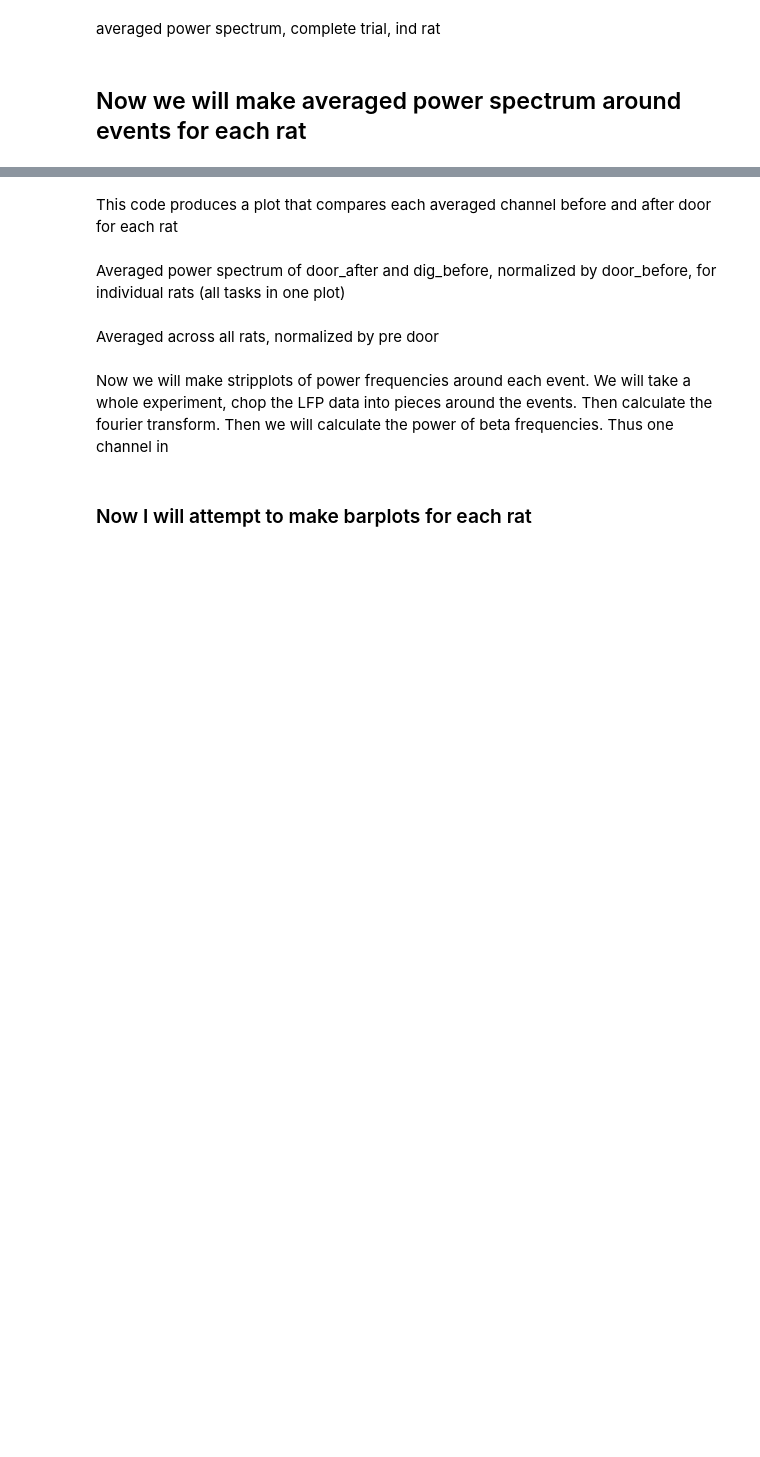
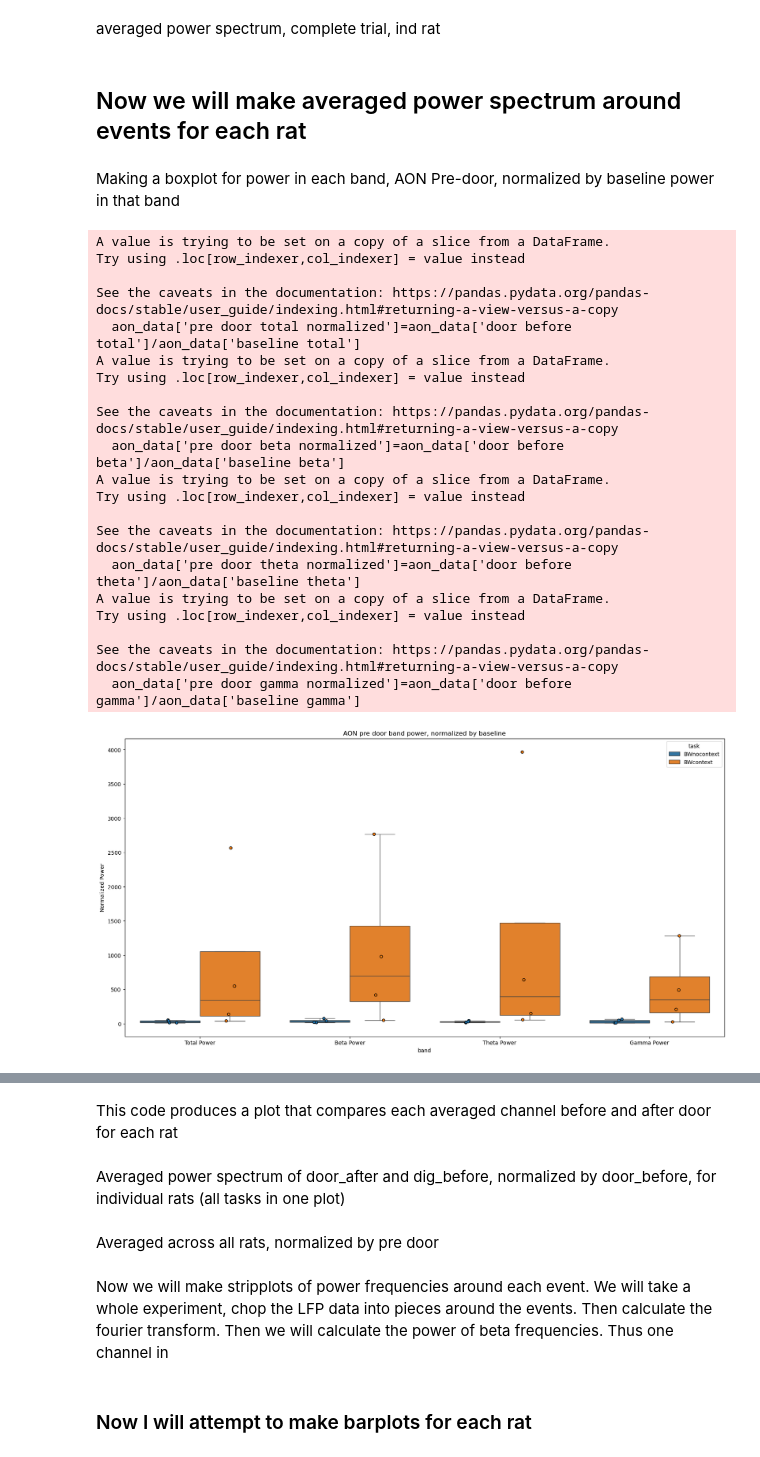
Before and after one commit to namanagrawal97/cpl_analysis_naman, a Jupyter notebook: 02_power_spectrum.ipynb, the cells around one changed output, grey strips where cells are left out. Drawn from its saved outputs; the diff is of its cells as text; code cells hidden in the pictures; blank space fills up the shorter version.

Commit message:
Shuffled data for events. Normalization of power around events using baseline power and pre door power, separated by bands

```diff
--- a/02_power_spectrum.ipynb
+++ b/02_power_spectrum.ipynb
@@ -931 +535,77 @@ for rat in rat_ids:
     plt.show()
+# %% [markdown]
+Making a boxplot for power in each band, AON Pre-door, normalized by baseline power in that band
+# %%
+import numpy as np
+import pandas as pd
+import matplotlib.pyplot as plt
+import seaborn as sns
+
+data_compiled_df=event_data_compiled_df
+
+brain_areas = ['AON', 'vHp']
+rat_ids = np.unique(data_compiled_df['rat_id'])
+# rat_ids = ['dk1']
+events_list = ['door before', 'door after', 'dig before', 'dig after']
+tasks=['BWnocontext','BWcontext']
+
+data_compiled_df['channel_id'] = data_compiled_df['channel_id'].apply(lambda x: 'AON' if 'AON' in x else x )
+data_compiled_df['channel_id'] = data_compiled_df['channel_id'].apply(lambda x: 'vHp' if 'vHp' in x else x )
+
+
+aon_data=data_compiled_df[data_compiled_df['channel_id']=='AON']
+vhp_data=data_compiled_df[data_compiled_df['channel_id']=='vHp']
+
+aon_data['pre door total normalized']=aon_data['door before total']/aon_data['baseline total']
+aon_data['pre door beta normalized']=aon_data['door before beta']/aon_data['baseline beta']
+aon_data['pre door theta normalized']=aon_data['door before theta']/aon_data['baseline theta']
+aon_data['pre door gamma normalized']=aon_data['door before gamma']/aon_data['baseline gamma']
+
+bands=['pre door total normalized','pre door beta normalized','pre door theta normalized','pre door gamma normalized']
+mean_band_power=[]
+for rat_num, rat_id in enumerate(rat_ids):
+    rat_data=aon_data[aon_data['rat_id']==rat_id]
+    #rat_row.append(rat_id)
+    for task in tasks:
+        task_data=rat_data[rat_data['task']==task]
+        rat_row=[]
+
+        rat_row.append(rat_id)
+        rat_row.append(task)
+
+        for band in bands:
+            rat_row.append(np.mean(task_data[band]))
+        mean_band_power.append(rat_row)
+
+#Plotting the data
+mean_band_power_df=pd.DataFrame(mean_band_power,columns=['rat_id','task','pre door total normalized','pre door beta normalized','pre door theta normalized','pre door gamma normalized'])
+mean_band_power_melted=pd.melt(mean_band_power_df,id_vars=['rat_id','task'],value_vars=['pre door total normalized','pre door beta normalized','pre door theta normalized','pre door gamma normalized'],var_name='band',value_name='power')
+fig,axs=plt.subplots(nrows=1, ncols=1, figsize=(20,10))
+axs=sns.boxplot(x='band',y='power',hue='task',data=mean_band_power_melted,showfliers=False)
+axs=sns.stripplot(x='band',y='power',hue='task',data=mean_band_power_melted,dodge=True,edgecolor='black',linewidth=1,jitter=True, legend=False)
+axs.set_xticklabels(['Total Power', 'Beta Power', 'Theta Power', 'Gamma Power'])
+axs.set_title('AON pre door band power, normalized by baseline')
+axs.set_ylabel('Normalized Power')
+plt.show()
+# %% [output]
+A value is trying to be set on a copy of a slice from a DataFrame.
+Try using .loc[row_indexer,col_indexer] = value instead
+
+See the caveats in the documentation: https://pandas.pydata.org/pandas-docs/stable/user_guide/indexing.html#returning-a-view-versus-a-copy
+  aon_data['pre door total normalized']=aon_data['door before total']/aon_data['baseline total']
+A value is trying to be set on a copy of a slice from a DataFrame.
+Try using .loc[row_indexer,col_indexer] = value instead
+
+See the caveats in the documentation: https://pandas.pydata.org/pandas-docs/stable/user_guide/indexing.html#returning-a-view-versus-a-copy
+  aon_data['pre door beta normalized']=aon_data['door before beta']/aon_data['baseline beta']
+A value is trying to be set on a copy of a slice from a DataFrame.
+Try using .loc[row_indexer,col_indexer] = value instead
+
+See the caveats in the documentation: https://pandas.pydata.org/pandas-docs/stable/user_guide/indexing.html#returning-a-view-versus-a-copy
+  aon_data['pre door theta normalized']=aon_data['door before theta']/aon_data['baseline theta']
+A value is trying to be set on a copy of a slice from a DataFrame.
+Try using .loc[row_indexer,col_indexer] = value instead
+
+See the caveats in the documentation: https://pandas.pydata.org/pandas-docs/stable/user_guide/indexing.html#returning-a-view-versus-a-copy
+  aon_data['pre door gamma normalized']=aon_data['door before gamma']/aon_data['baseline gamma']
+[figure, added]
```
Also changed, not shown: parts of 17 cells of this notebook.
